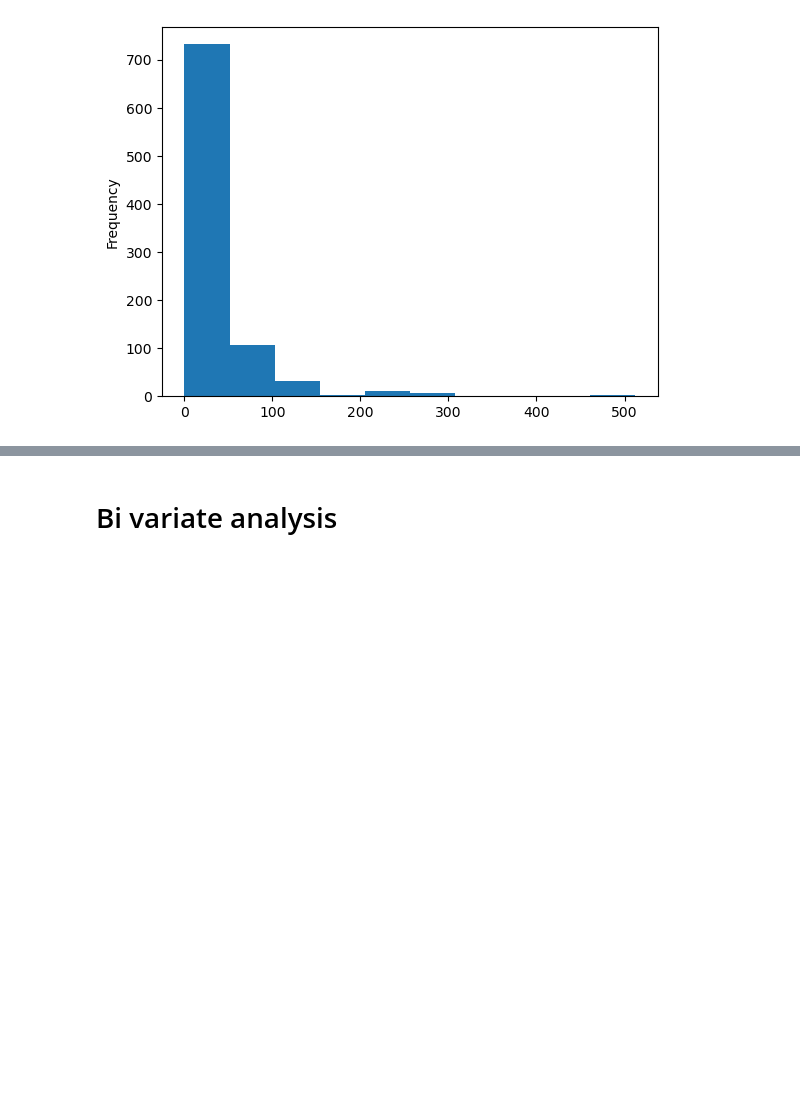
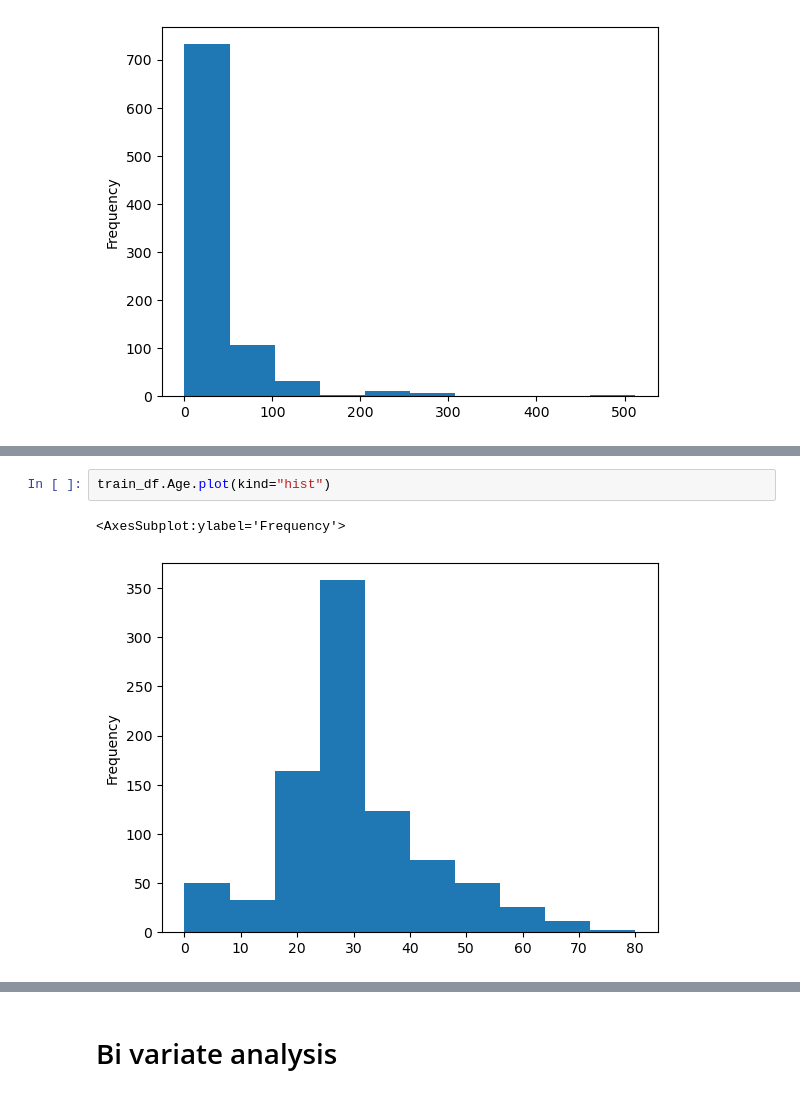
Before and after one commit to Chiomaruth/Machine-learning-project-using-Titanic-Dataset, a Jupyter notebook: Untitled.ipynb, the cells around one changed output, grey strips where cells are left out. Cells and saved outputs as stored; diff of their text form; blank space fills up the shorter version.

```diff
--- a/Untitled.ipynb
+++ b/Untitled.ipynb
@@ -279,0 +295,5 @@ train_df.Fare.plot(kind="hist")
+# %%
+train_df.Age.plot(kind="hist")
+# %% [output]
+<AxesSubplot:ylabel='Frequency'>
+[figure, added]
```
Also changed, not shown: parts of 18 cells of this notebook.
